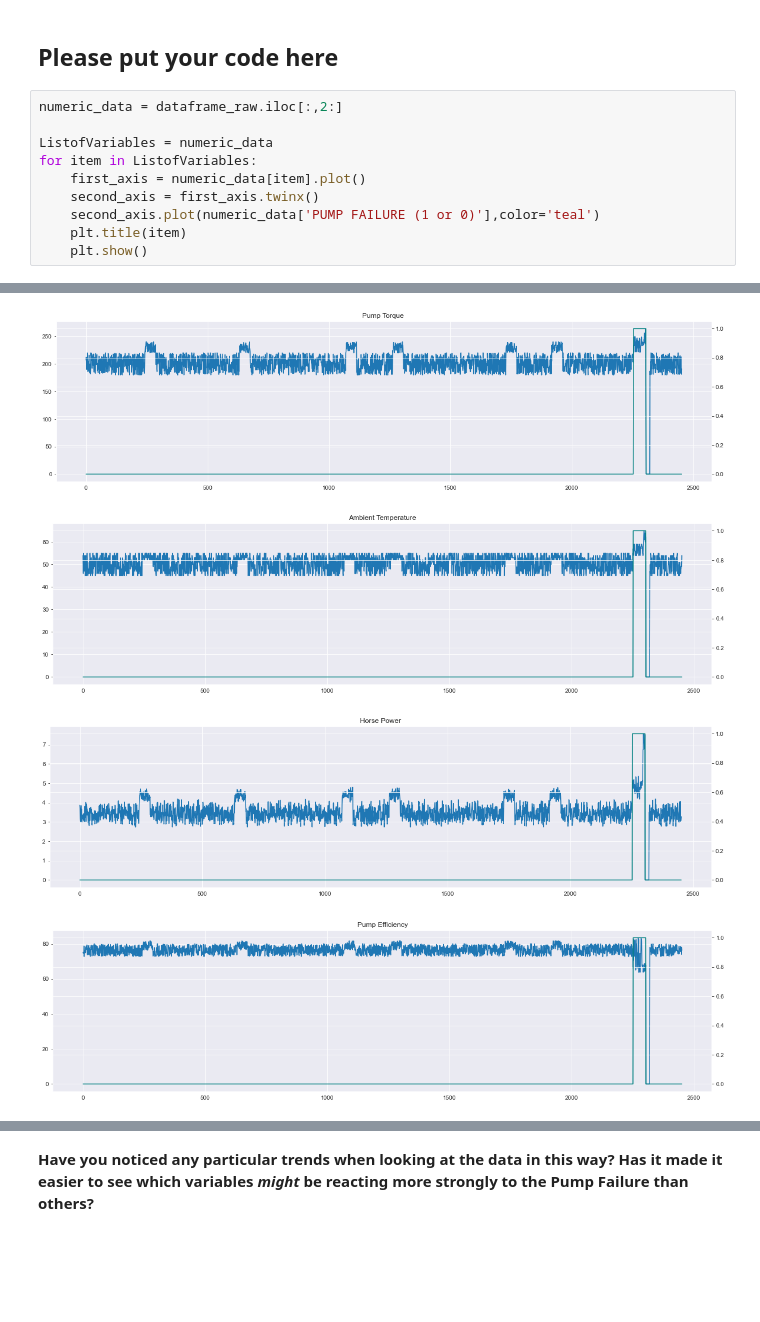
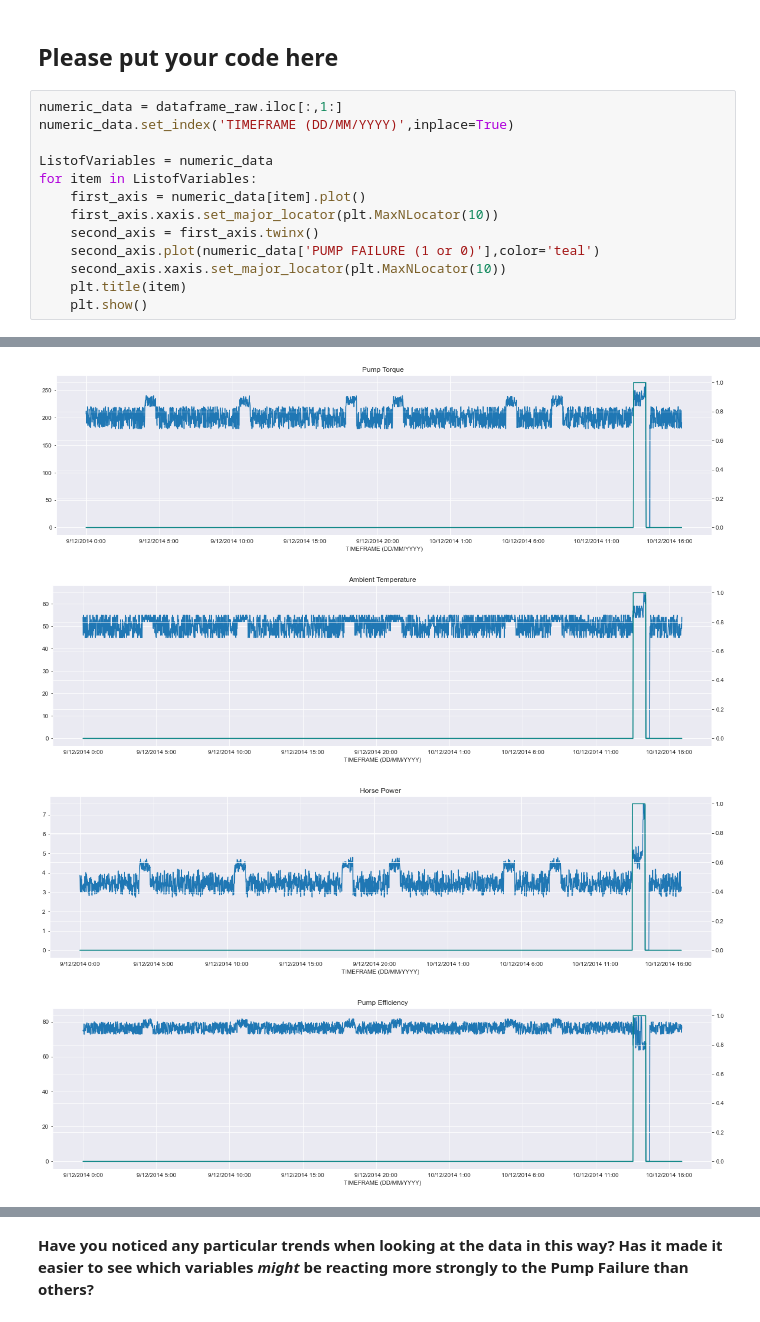
Before and after one commit to JamesLuu27/PythonDataAnalysis, a Jupyter notebook: Statistical_Analysis[James Luu].ipynb, the cells around one changed output, grey strips where cells are left out. Saved outputs shown, nothing was run; the diff lists cells and outputs as text; blank space fills up the shorter version.

```diff
--- a/Statistical_Analysis[James Luu].ipynb
+++ b/Statistical_Analysis[James Luu].ipynb
@@ -378,13 +378,16 @@ Check out this link to learn how to do this: https://matplotlib.org/gallery/api/
 # %% [markdown]
 ## Please put your code here
 # %%
-numeric_data = dataframe_raw.iloc[:,2:]
+numeric_data = dataframe_raw.iloc[:,1:]
+numeric_data.set_index('TIMEFRAME (DD/MM/YYYY)',inplace=True)
 
 ListofVariables = numeric_data
 for item in ListofVariables:
     first_axis = numeric_data[item].plot()
+    first_axis.xaxis.set_major_locator(plt.MaxNLocator(10))
     second_axis = first_axis.twinx()
     second_axis.plot(numeric_data['PUMP FAILURE (1 or 0)'],color='teal')
+    second_axis.xaxis.set_major_locator(plt.MaxNLocator(10))
     plt.title(item)
     plt.show()
 # %% [output]
@@ -394,4 +397,4 @@ for item in ListofVariables:
-[figure, old version]
+[figure, new version]
-[figure, old version]
+[figure, new version]
-[figure, old version]
+[figure, new version]
-[figure, old version]
+[figure, new version]
```
Also changed, not shown: parts of 12 cells of this notebook.
